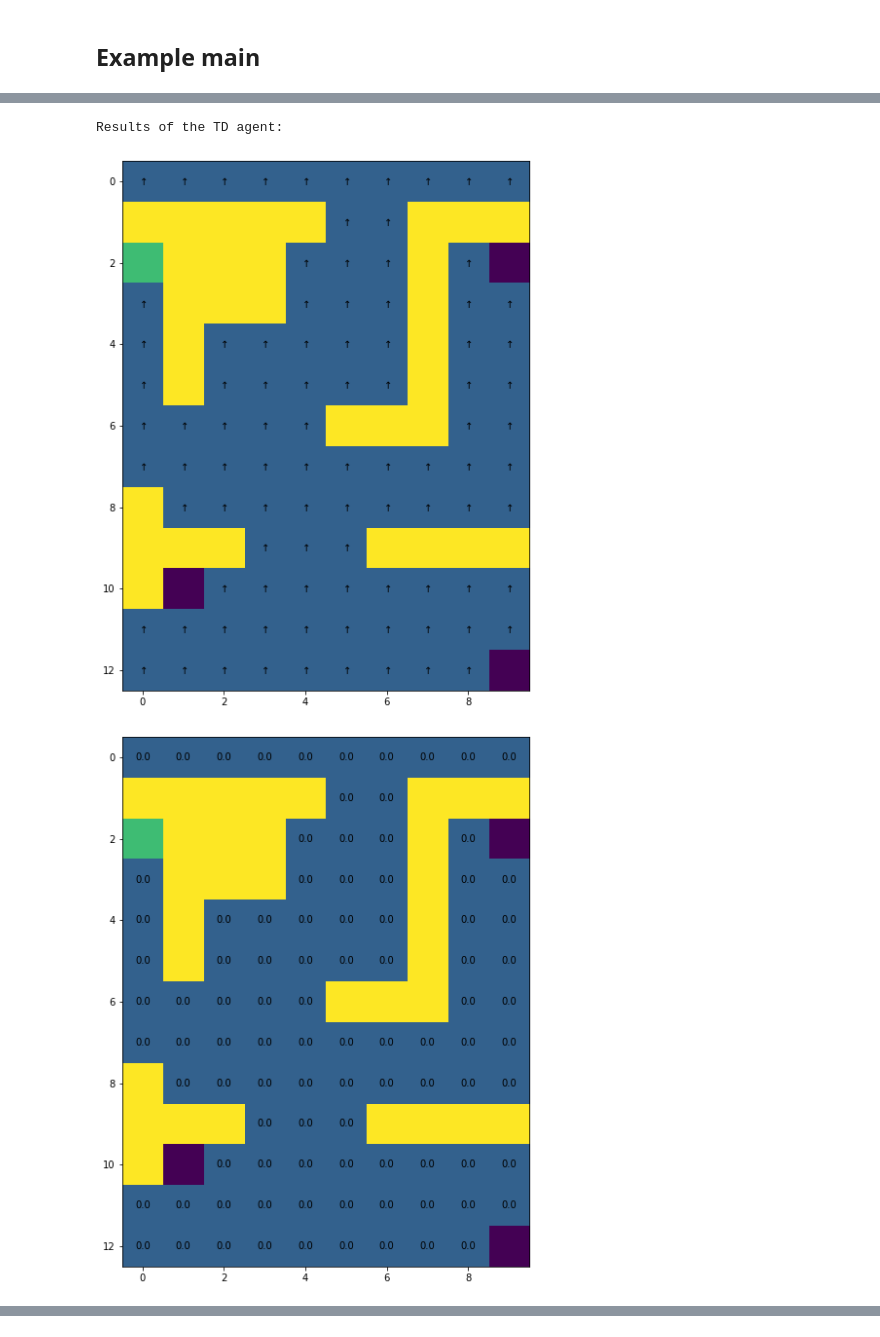
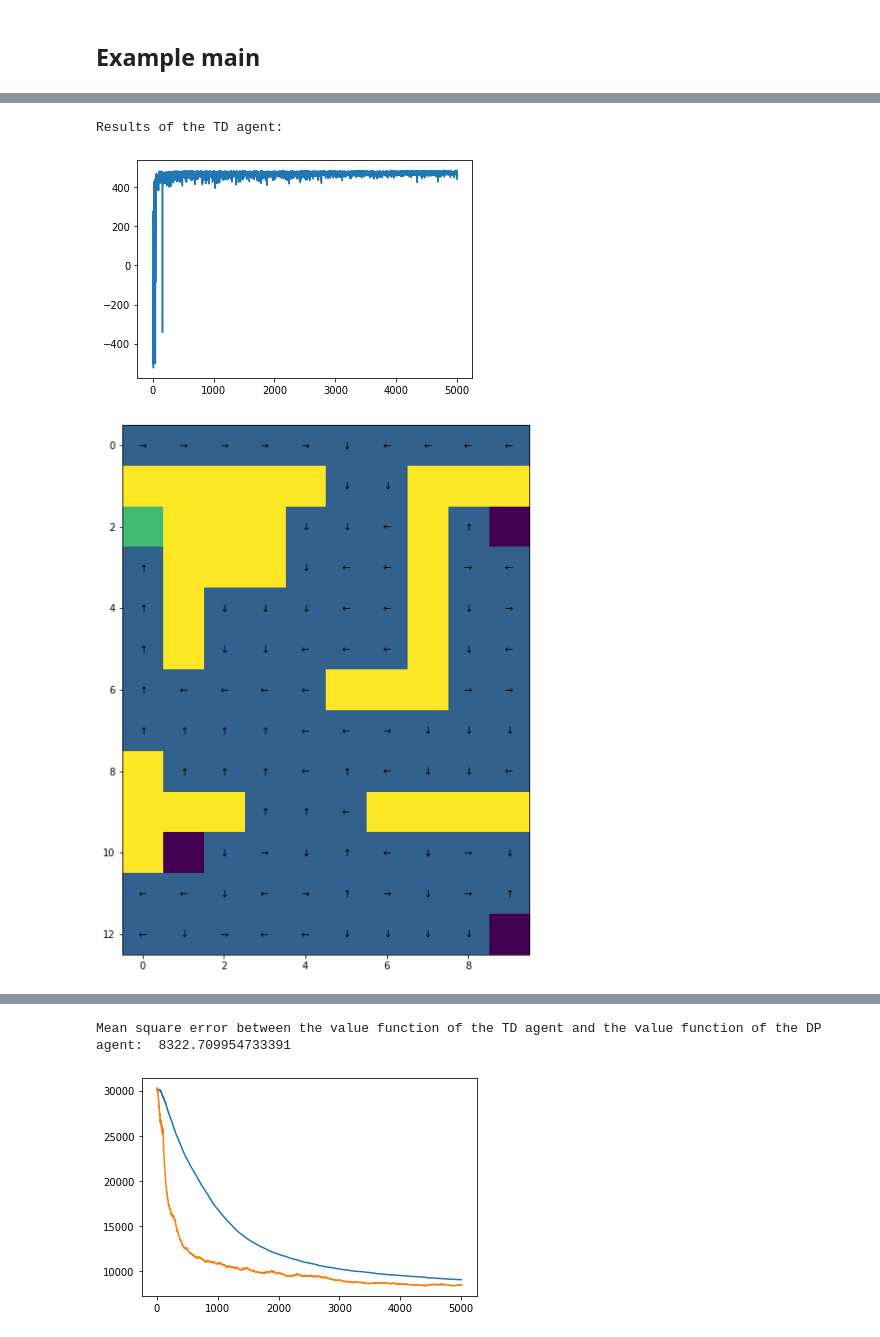
Before and after one commit to VV-A-VV/RL_CW, a Jupyter notebook: CW1.ipynb, the cells around one changed output, grey strips where cells are left out. Saved outputs shown, nothing was run; the diff lists cells and outputs as text; code cells hidden in the pictures.

Commit message:
graphs and almost finish

```diff
--- a/CW1.ipynb
+++ b/CW1.ipynb
@@ -558,7 +594,9 @@ class MC_agent(object):
 # This class define the Temporal-Difference agent
 
 class TD_agent(object):
-
+  def __init__(self,  epsilon = 0.2, alpha = 0.01):
+    self._epsilon = epsilon
+    self._alpha = alpha
   # [Action required]
   # WARNING: make sure this function can be called by the auto-marking script
   def solve(self, env):
@@ -583,6 +621,25 @@ class TD_agent(object):
     # WARNING: this agent only has access to env.reset() and env.step()
     # You should not use env.get_T(), env.get_R() or env.get_absorbing() to compute any value
     ####
+    while True:
+      done = False
+      t, state, reward, done = env.reset()
+      while not done:
+        action = 0
+        if np.random.rand() < self._epsilon:
+          action = np.random.randint(env.get_action_size())
+        else:
+          action = np.argmax(Q[state, :])
+        t, next_state, reward, done = env.step(action)
+        Q[state, action] += self._alpha * (reward + env.get_gamma() * np.max(Q[next_state, :]) - Q[state, action])
+        state = next_state
+      V = np.max(Q, axis=1)
+      policy = np.zeros((env.get_state_size(), env.get_action_size()))
+      policy[np.arange(env.get_state_size()), np.argmax(Q, axis=1)] = 1
+      values.append(V)
+      total_rewards.append(reward)
+      if len(total_rewards) > 5000:
+        break
 
     return policy, values, total_rewards
 # %% [markdown]
@@ -609,21 +666,32 @@ maze.get_graphics().draw_value(dp_value)
 ### Question 2: Monte-Carlo learning
 
 mc_agent = MC_agent()
-mc_policy, mc_values, total_rewards = mc_agent.solve(maze)
+mc_policy, mc_values, total_rewards2 = mc_agent.solve(maze)
 
 print("Results of the MC agent:\n")
 maze.get_graphics().draw_policy(mc_policy)
 maze.get_graphics().draw_value(mc_values[-1])
 
+# plot the learning curve against the number of episodes
+plt.plot(total_rewards2)
 
 ### Question 3: Temporal-Difference learning
 
 td_agent = TD_agent()
-td_policy, td_values, total_rewards = td_agent.solve(maze)
+td_policy, td_values, total_rewards3 = td_agent.solve(maze)
 
 print("Results of the TD agent:\n")
 maze.get_graphics().draw_policy(td_policy)
 maze.get_graphics().draw_value(td_values[-1])
+
+# mean quare error between the value function of the TD agent and the value function of the DP agent
+print("Mean square error between the value function of the TD agent and the value function of the DP agent: ", np.mean((np.array(td_values3[-1]) - np.array(dp_value1))**2))
+# plot the error against the number of episodes
+plt.plot(np.mean((np.array(td_values) - np.array(dp_value))**2, axis=1))
+# plot the error between the MC and DP agent
+plt.plot(np.mean((np.array(mc_values) - np.array(dp_value))**2, axis=1))
+#save the figure
+plt.savefig('error.png')
 # %% [output]
 Creating the Maze:
 [figure]
@@ -636,3 +704,3 @@ Results of the MC agent:
 Results of the TD agent:
-[figure, old version]
+[figure, new version]
-[figure, old version]
+[figure, new version]
@@ -638,0 +708,2 @@ Results of the TD agent:
+Mean square error between the value function of the TD agent and the value function of the DP agent:  8322.709954733391
+[figure, added]
```
Also changed, not shown: parts of 23 cells of this notebook, 34 other files.
